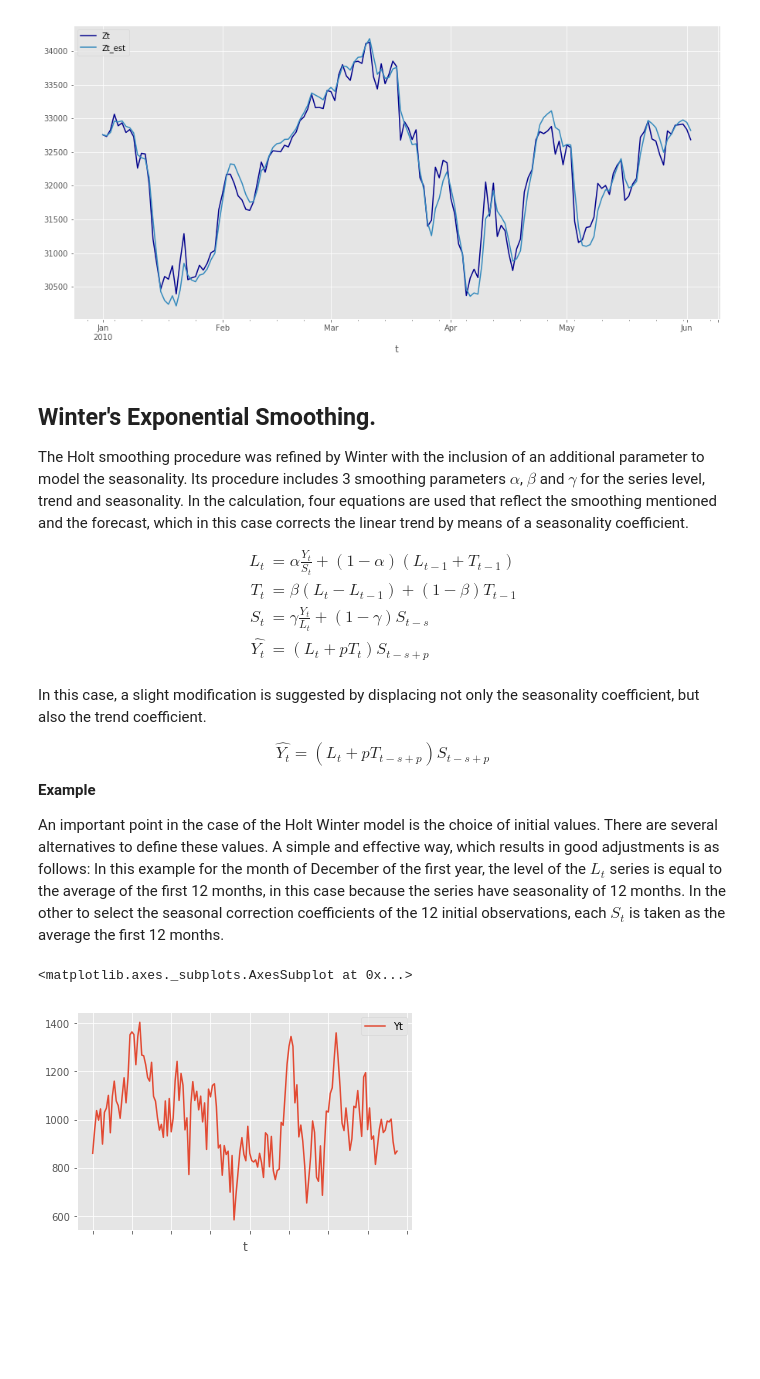
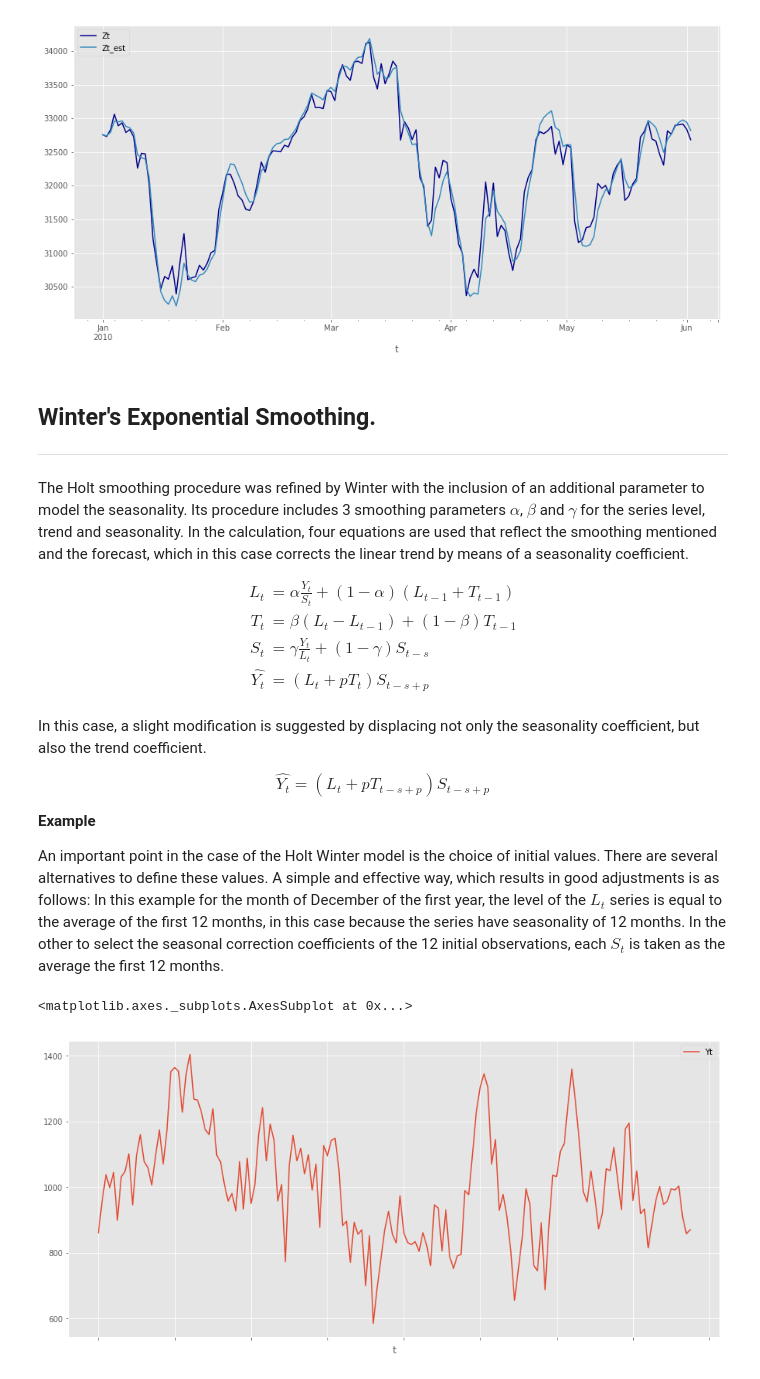
Before and after one commit to ErickEduardoAH/TimeSeriesAnalysis, a Jupyter notebook: 1.1 Time Series Descriptive Models - time series smoothing methods_.ipynb, the cells around one changed output. Cells and saved outputs as stored; diff of their text form; code cells hidden in the pictures; blank space fills up the shorter version.

```diff
--- a/1.1 Time Series Descriptive Models - time series smoothing methods_.ipynb
+++ b/1.1 Time Series Descriptive Models - time series smoothing methods_.ipynb
@@ -270,7 +277,7 @@ dtype: float64
 [figure]
 # %% [markdown]
 ## Winter's Exponential Smoothing.
-
+___
 The Holt smoothing procedure was refined by Winter with the inclusion of an additional parameter to model the seasonality. Its procedure includes 3 smoothing parameters $\alpha$, $\beta$ and $\gamma$ for the series level, trend and seasonality. In the calculation, four equations are used that reflect the smoothing mentioned and the forecast, which in this case corrects the linear trend by means of a seasonality coefficient.
 
 $$
@@ -292,7 +299,7 @@ An important point in the case of the Holt Winter model is the choice of initial
 # %%
 dataDF = pd.read_csv('DataSets/dataForSmoothing.csv')
 dataDF = dataDF.set_index('t')
-dataDF.plot()
+dataDF.plot(figsize=(15,7))
 # %% [output]
 <matplotlib.axes._subplots.AxesSubplot at 0x...>
-[figure, old version]
+[figure, new version]
```
Also changed, not shown: parts of 8 cells of this notebook, 1 other file.
